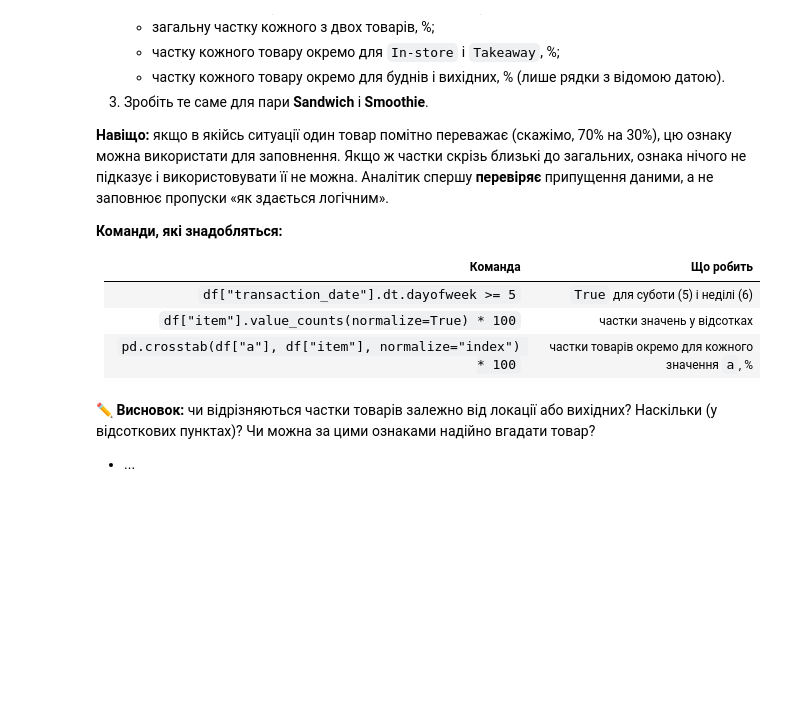
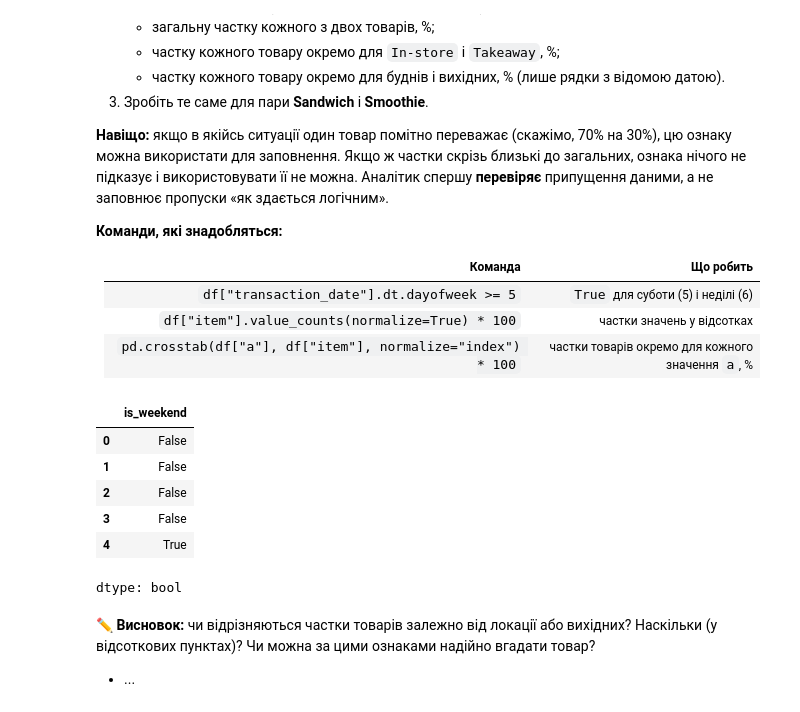
Before and after one commit to HannaSkrypnyk/Training_project_cafe_sales, a Jupyter notebook: Hanna_Pandas_lesson_34_03_11_26_training_project_cafe_sales.ipynb, the cells around one changed output. Saved outputs shown, nothing was run; the diff lists cells and outputs as text; code cells hidden in the pictures; blank space fills up the shorter version.

```diff
--- a/Hanna_Pandas_lesson_34_03_11_26_training_project_cafe_sales.ipynb
+++ b/Hanna_Pandas_lesson_34_03_11_26_training_project_cafe_sales.ipynb
@@ -606,3 +621,8 @@ display(known_items.groupby("price_per_unit")["item"].unique())
 | 4.0 | [Smoothie, Sandwich] |
 | 5.0 | [Salad] |
 dtype: object
+# %%
+n_items = known_items.groupby('price_per_unit')['item'].nunique()
+unique_prices = n_items[n_items == 1].index
+item_per_price = known_items[known_items['price_per_unit'].isin(unique_prices)].groupby('price_per_unit')['item'].first().to_dict()
+item_per_price
@@ -608,0 +631,7 @@ dtype: object
+# %%
+mask = df['item'].isna() & df['price_per_unit'].isin(unique_prices)
+df.loc[mask, 'item'] = df.loc[mask, 'price_per_unit'].map(item_per_price)
+
+print(mask.sum())
+print(df['item'].isna().sum())
+df.loc[df['item'].isna(), 'price_per_unit'].value_counts(dropna=False)
@@ -636,0 +673,12 @@ dtype: object
+# %%
+# Ваш код тут
+df['is_weekend'] = df['transaction_date'].dt.dayofweek >= 5
+df['is_weekend'].head()
+# %% [output]
+|  | is_weekend |
+| 0 | False |
+| 1 | False |
+| 2 | False |
+| 3 | False |
+| 4 | True |
+dtype: bool
```
Also changed, not shown: parts of 9 cells of this notebook.
